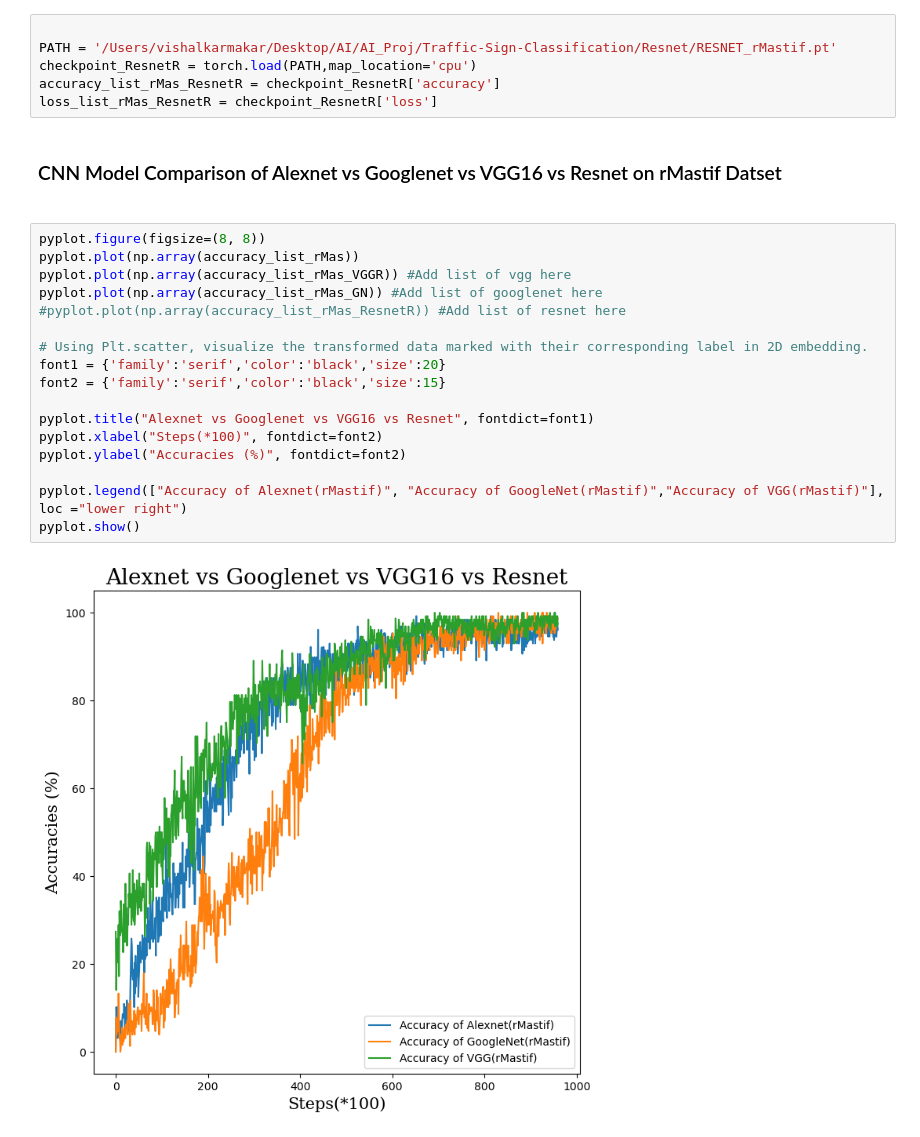
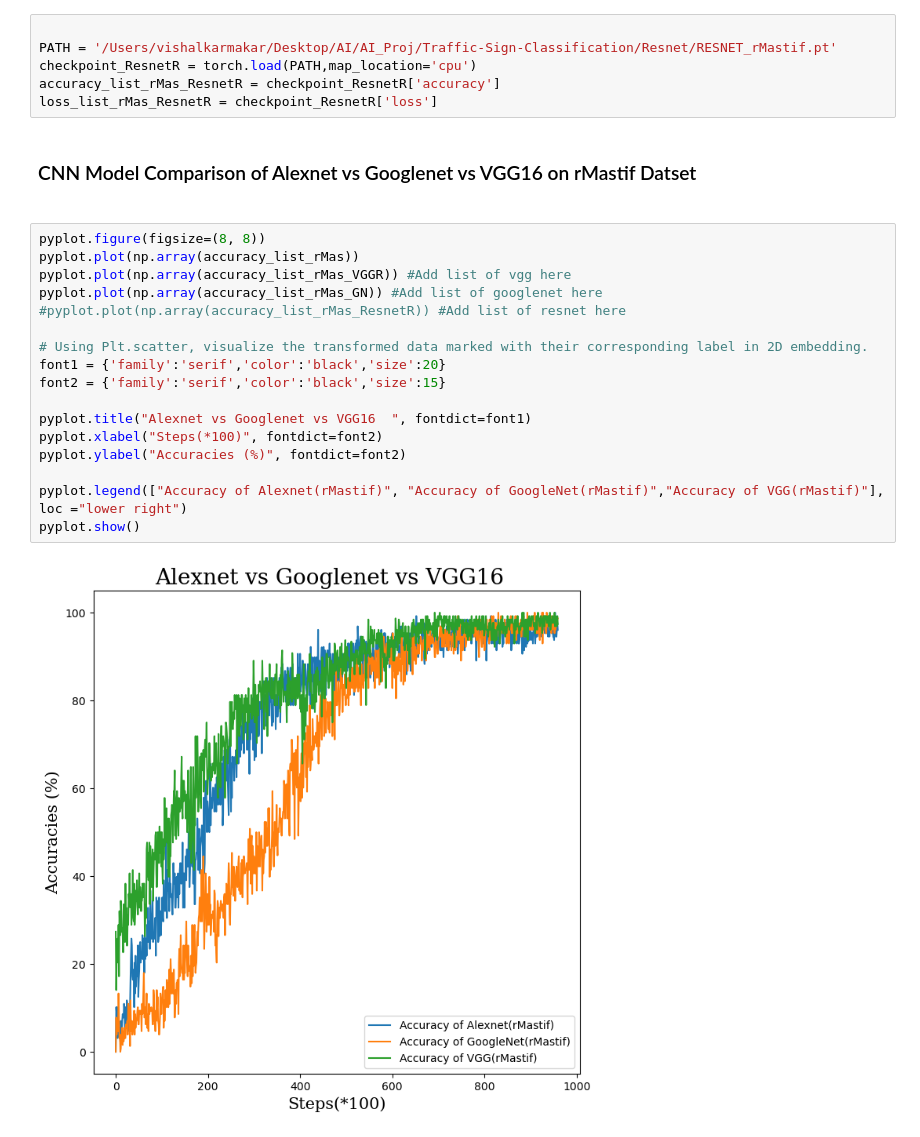
Before and after one commit to karmakarvishal/COMP6721_Group_T, a Jupyter notebook: Comparisons/comparison.ipynb, the cells around one changed output. Saved outputs shown, nothing was run; the diff lists cells and outputs as text.

```diff
--- a/Comparisons/comparison.ipynb
+++ b/Comparisons/comparison.ipynb
@@ -94,23 +119,23 @@ checkpoint_ResnetR = torch.load(PATH,map_location='cpu')
 accuracy_list_rMas_ResnetR = checkpoint_ResnetR['accuracy']
 loss_list_rMas_ResnetR = checkpoint_ResnetR['loss']
 # %% [markdown]
-<h3> CNN Model Comparison of Alexnet vs Googlenet vs VGG16 vs Resnet on rMastif Datset <h3>
+<h3> CNN Model Comparison of Alexnet vs Googlenet vs VGG16   on rMastif Datset <h3>
 # %%
 pyplot.figure(figsize=(8, 8))
 pyplot.plot(np.array(accuracy_list_rMas))
 pyplot.plot(np.array(accuracy_list_rMas_VGGR)) #Add list of vgg here
 pyplot.plot(np.array(accuracy_list_rMas_GN)) #Add list of googlenet here
 #pyplot.plot(np.array(accuracy_list_rMas_ResnetR)) #Add list of resnet here
 
 # Using Plt.scatter, visualize the transformed data marked with their corresponding label in 2D embedding.
 font1 = {'family':'serif','color':'black','size':20}
 font2 = {'family':'serif','color':'black','size':15}
 
-pyplot.title("Alexnet vs Googlenet vs VGG16 vs Resnet", fontdict=font1)
+pyplot.title("Alexnet vs Googlenet vs VGG16  ", fontdict=font1)
 pyplot.xlabel("Steps(*100)", fontdict=font2)
 pyplot.ylabel("Accuracies (%)", fontdict=font2)
 
 pyplot.legend(["Accuracy of Alexnet(rMastif)", "Accuracy of GoogleNet(rMastif)","Accuracy of VGG(rMastif)"], loc ="lower right")
 pyplot.show()
 # %% [output]
-[figure, old version]
+[figure, new version]
```
Also changed, not shown: parts of 5 cells of this notebook.
